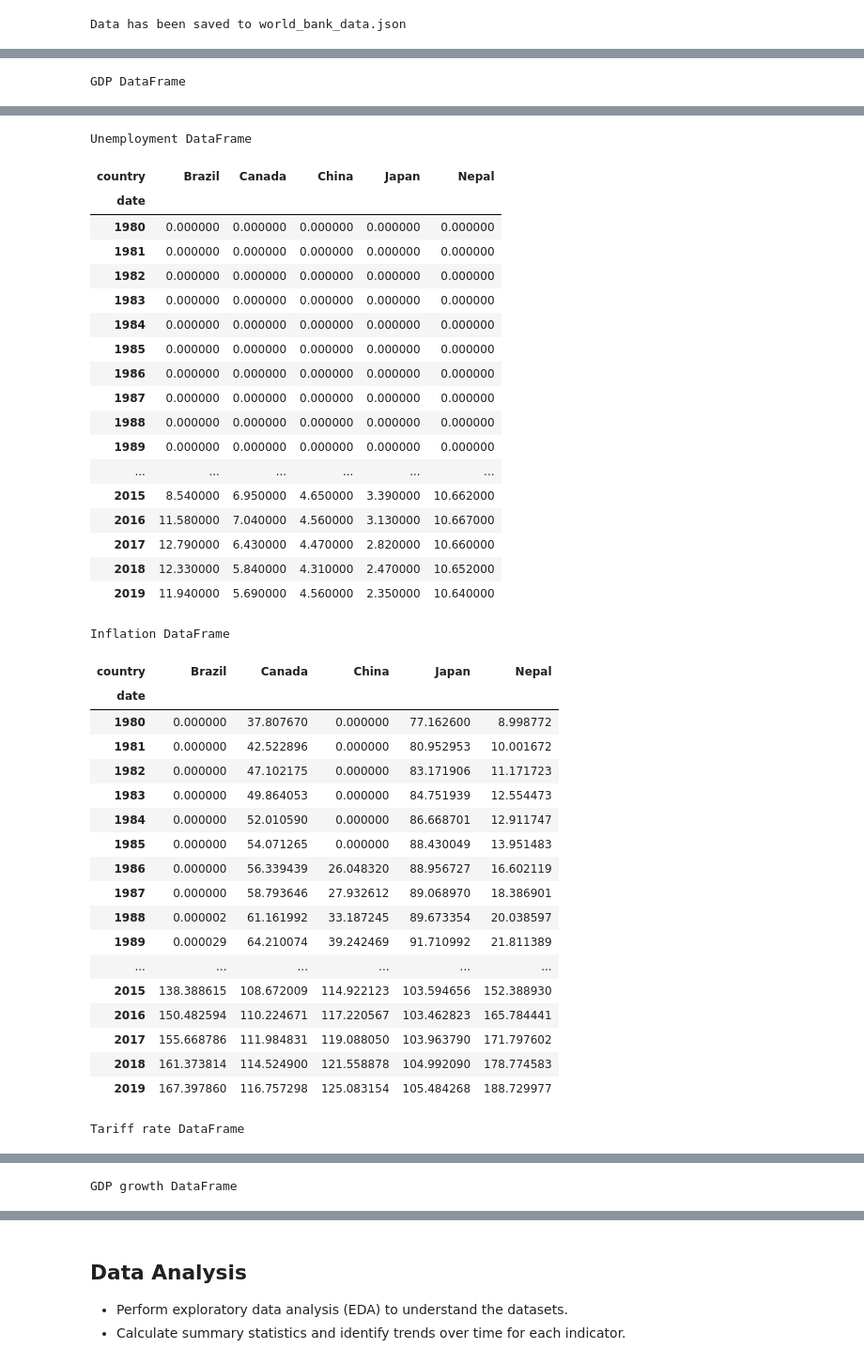
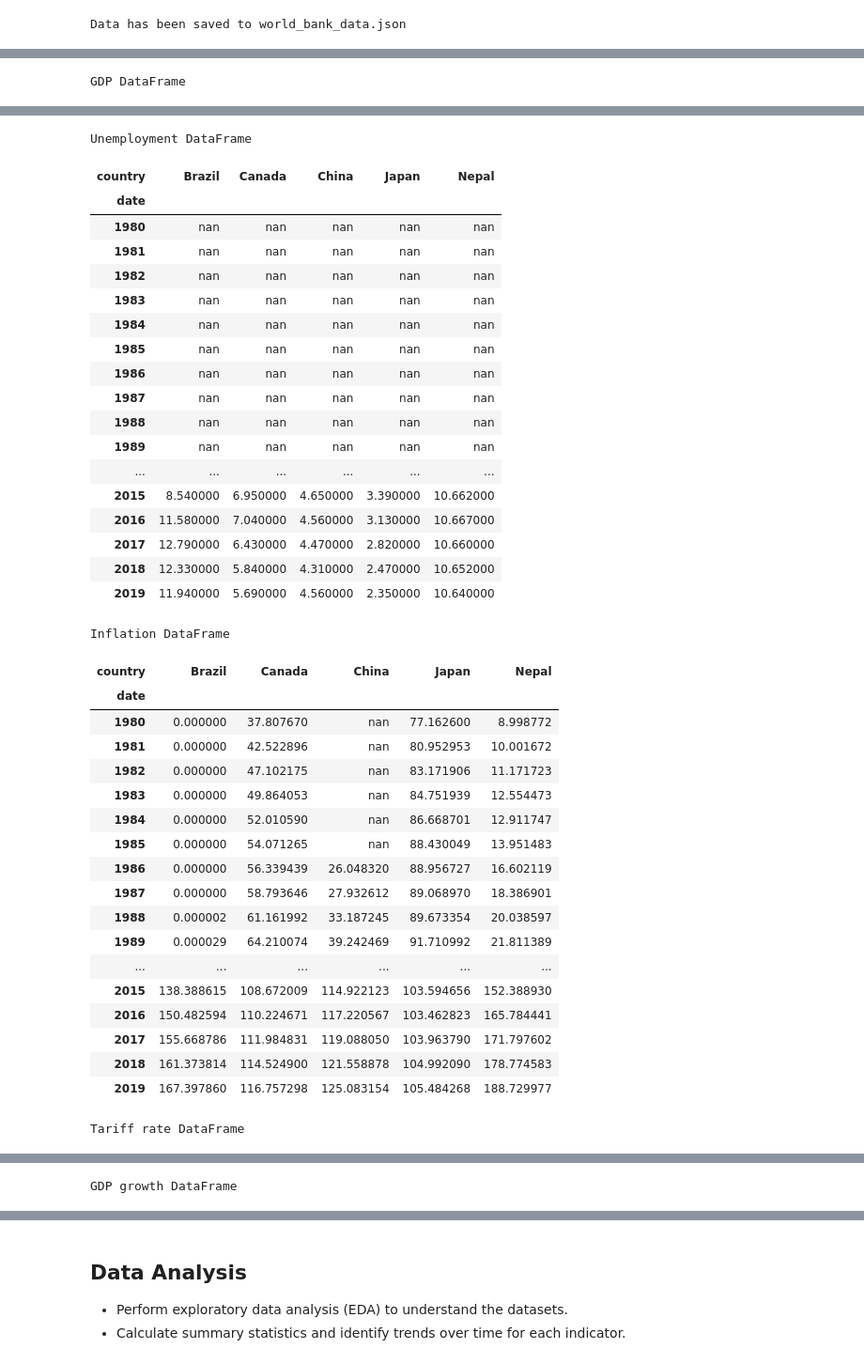
Before and after one commit to hasaki321/INFO212, a Jupyter notebook: HW2/HW2.ipynb, the cells around one changed output, grey strips where cells are left out. Shown at 94% size. Saved outputs shown, nothing was run; the diff lists cells and outputs as text; code cells hidden in the pictures.

```diff
--- a/HW2/HW2.ipynb
+++ b/HW2/HW2.ipynb
@@ -72,20 +74,13 @@ types.
-# %%
-# 国家名称映射字典
-country_names = {"CN": "China", "BR": "Brazil", "JP": "Japan", "CA": "Canada", "NP": "Nepal"}
-
-def create_indicator_dataframe(data, indicator):
-    records = [(country_names[country_code], int(entry['date']), entry['value']) for country_code, values in data[indicator].items() for entry in values]
-    df = pd.DataFrame(records, columns=['country', 'date', indicator])
-    df_pivot = df.pivot(index='date', columns='country', values=indicator)
-    clear_Nan(df_pivot)
-    return df_pivot
-
-
-def clear_Nan(df,value=0):
-    Nan_mask = df.isna()
-    df[Nan_mask] = value
-    return Nan_mask
 # %%
+# 国家名称映射字典
+country_names = {"CN": "China", "BR": "Brazil", "JP": "Japan", "CA": "Canada", "NP": "Nepal"}
+
+def create_indicator_dataframe(data, indicator):
+    records = [(country_names[country_code], int(entry['date']), entry['value']) for country_code, values in data[indicator].items() for entry in values]
+    df = pd.DataFrame(records, columns=['country', 'date', indicator])
+    df_pivot = df.pivot(index='date', columns='country', values=indicator)
+    return df_pivot
+
 # 创建GDP、Unemployment、Inflation的DataFrame
 gdp_df = create_indicator_dataframe(data, "GDP")
 unemployment_df = create_indicator_dataframe(data, "Unemployment")
@@ -99,9 +94,7 @@ dfs = dict(zip(["GDP DataFrame", "Unemployment DataFrame", "Inflation DataFrame"
 def display_dfs(df, title):
     df_list = {}
     for _df, _title in zip(df, title):
-        df_list[_title] = _df.style.set_caption(_title)
-
-    # 将每个样式化的DataFrame转换为HTML并打印
+        df_list[_title] = _df.style.highlight_null(null_color='#B0E0E6').set_caption(_title)
     for _title, _styled_df in df_list.items():
         display(HTML(_styled_df.to_html()))
 
@@ -125,23 +118,23 @@ GDP DataFrame
 | 1989 | 425595310393.455017 | 567211993243.243042 | 456289122063.158997 | 3109455047823.930176 | 3525225832.990530 |
 | ... | ... | ... | ... | ... | ... |
 | 2015 | 1802212206904.679932 | 1556508816217.139893 | 11061572618594.800781 | 4444930651964.179688 | 24360801337.694401 |
 | 2016 | 1795693482652.520020 | 1527994741907.429932 | 11233313730288.500000 | 5003677627544.240234 | 24524109483.529301 |
 | 2017 | 2063514977334.320068 | 1649265644244.090088 | 12310491333980.900391 | 4930837369151.419922 | 28971588880.354599 |
 | 2018 | 1916933898038.360107 | 1725329192783.020020 | 13894907857925.900391 | 5040880939324.860352 | 33111525183.217800 |
 | 2019 | 1873288205186.449951 | 1743725183672.520020 | 14279968506242.800781 | 5117993853016.509766 | 34186180695.996899 |
 Unemployment DataFrame
 | country | Brazil | Canada | China | Japan | Nepal |
 | date |  |  |  |  |  |
-| 1980 | 0.000000 | 0.000000 | 0.000000 | 0.000000 | 0.000000 |
-| 1981 | 0.000000 | 0.000000 | 0.000000 | 0.000000 | 0.000000 |
-| 1982 | 0.000000 | 0.000000 | 0.000000 | 0.000000 | 0.000000 |
-| 1983 | 0.000000 | 0.000000 | 0.000000 | 0.000000 | 0.000000 |
-| 1984 | 0.000000 | 0.000000 | 0.000000 | 0.000000 | 0.000000 |
-| 1985 | 0.000000 | 0.000000 | 0.000000 | 0.000000 | 0.000000 |
-| 1986 | 0.000000 | 0.000000 | 0.000000 | 0.000000 | 0.000000 |
-| 1987 | 0.000000 | 0.000000 | 0.000000 | 0.000000 | 0.000000 |
-| 1988 | 0.000000 | 0.000000 | 0.000000 | 0.000000 | 0.000000 |
-| 1989 | 0.000000 | 0.000000 | 0.000000 | 0.000000 | 0.000000 |
+| 1980 | nan | nan | nan | nan | nan |
+| 1981 | nan | nan | nan | nan | nan |
+| 1982 | nan | nan | nan | nan | nan |
+| 1983 | nan | nan | nan | nan | nan |
+| 1984 | nan | nan | nan | nan | nan |
+| 1985 | nan | nan | nan | nan | nan |
+| 1986 | nan | nan | nan | nan | nan |
+| 1987 | nan | nan | nan | nan | nan |
+| 1988 | nan | nan | nan | nan | nan |
+| 1989 | nan | nan | nan | nan | nan |
 | ... | ... | ... | ... | ... | ... |
 | 2015 | 8.540000 | 6.950000 | 4.650000 | 3.390000 | 10.662000 |
 | 2016 | 11.580000 | 7.040000 | 4.560000 | 3.130000 | 10.667000 |
@@ -151,12 +144,12 @@ Unemployment DataFrame
 Inflation DataFrame
 | country | Brazil | Canada | China | Japan | Nepal |
 | date |  |  |  |  |  |
-| 1980 | 0.000000 | 37.807670 | 0.000000 | 77.162600 | 8.998772 |
-| 1981 | 0.000000 | 42.522896 | 0.000000 | 80.952953 | 10.001672 |
-| 1982 | 0.000000 | 47.102175 | 0.000000 | 83.171906 | 11.171723 |
-| 1983 | 0.000000 | 49.864053 | 0.000000 | 84.751939 | 12.554473 |
-| 1984 | 0.000000 | 52.010590 | 0.000000 | 86.668701 | 12.911747 |
-| 1985 | 0.000000 | 54.071265 | 0.000000 | 88.430049 | 13.951483 |
+| 1980 | 0.000000 | 37.807670 | nan | 77.162600 | 8.998772 |
+| 1981 | 0.000000 | 42.522896 | nan | 80.952953 | 10.001672 |
+| 1982 | 0.000000 | 47.102175 | nan | 83.171906 | 11.171723 |
+| 1983 | 0.000000 | 49.864053 | nan | 84.751939 | 12.554473 |
+| 1984 | 0.000000 | 52.010590 | nan | 86.668701 | 12.911747 |
+| 1985 | 0.000000 | 54.071265 | nan | 88.430049 | 13.951483 |
 | 1986 | 0.000000 | 56.339439 | 26.048320 | 88.956727 | 16.602119 |
 | 1987 | 0.000000 | 58.793646 | 27.932612 | 89.068970 | 18.386901 |
 | 1988 | 0.000002 | 61.161992 | 33.187245 | 89.673354 | 20.038597 |
```
Also changed, not shown: parts of 9 cells of this notebook.
